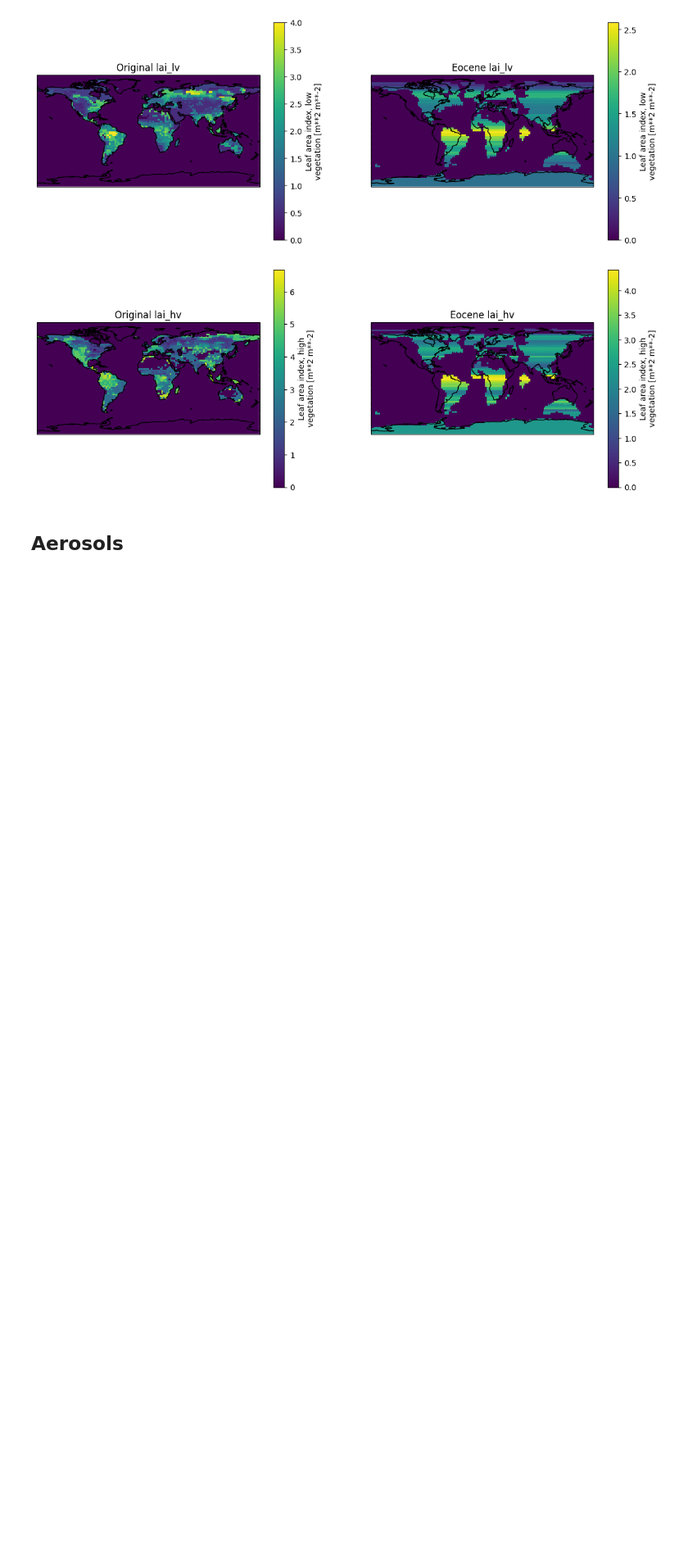
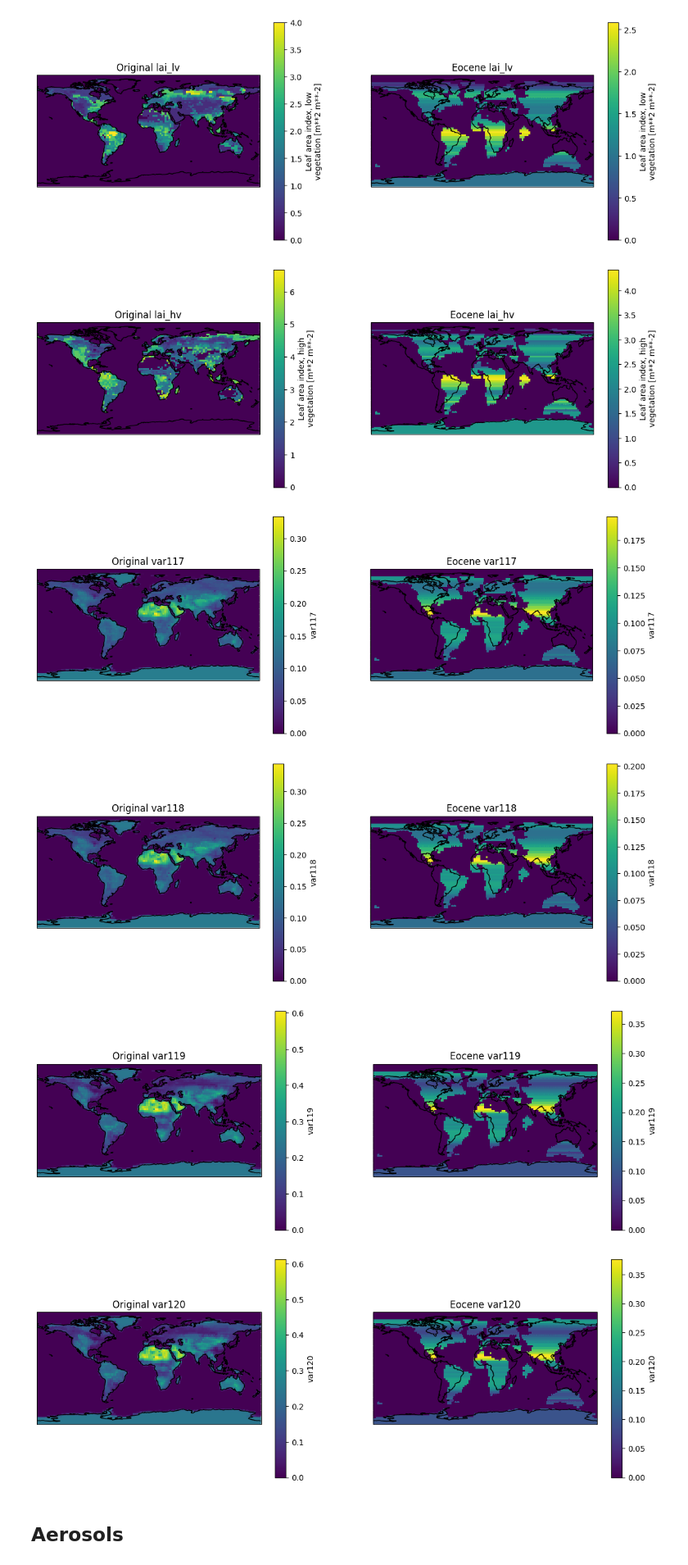
Before and after one commit to renatacoppo/Eocene-creator, a Jupyter notebook: eocene/oifs/modify_oifs.ipynb, the cells around one changed output. Shown at 82% size. Drawn from its saved outputs; the diff is of its cells as text; code cells hidden in the pictures; blank space fills up the shorter version.

```diff
--- a/eocene/oifs/modify_oifs.ipynb
+++ b/eocene/oifs/modify_oifs.ipynb
@@ -26,7 +26,7 @@ Modify paths as needed.
 # %%
 eocene = EoceneOIFS(
     idir="/lus/h2resw01/hpcperm/ccpd/ECE4-DATA-V2",
-    odir="/lus/h2resw01/hpcperm/ecme3497/ECE4-DATA-V2-EOC",
+    odir="/lus/h2resw01/hpcperm/ecme3497/ECE4-DATA-V2-EOC-D",
     herold="/lus/h2resw01/hpcperm/ecme3497/herold-et-al-2014/Supp",
     startdate="19900101"
 )
@@ -240,6 +241,19 @@ compare_maps_cl("lai_hv", orig, new)
 [figure]
 [figure]
 [figure]
+# %%
+orig = os.path.join(eocene.idir_climate, "bare_soil_albedos.grb")
+new  = os.path.join(eocene.odir_climate, "bare_soil_albedos.grb")
+
+compare_maps_cl("var117", orig, new)
+compare_maps_cl("var118", orig, new)
+compare_maps_cl("var119", orig, new)
+compare_maps_cl("var120", orig, new)
+# %% [output]
+[figure, added]
+[figure, added]
+[figure, added]
+[figure, added]
 # %% [markdown]
 ## Aerosols
 # %%
```
Also changed, not shown: parts of 3 cells of this notebook, 8 other files.
